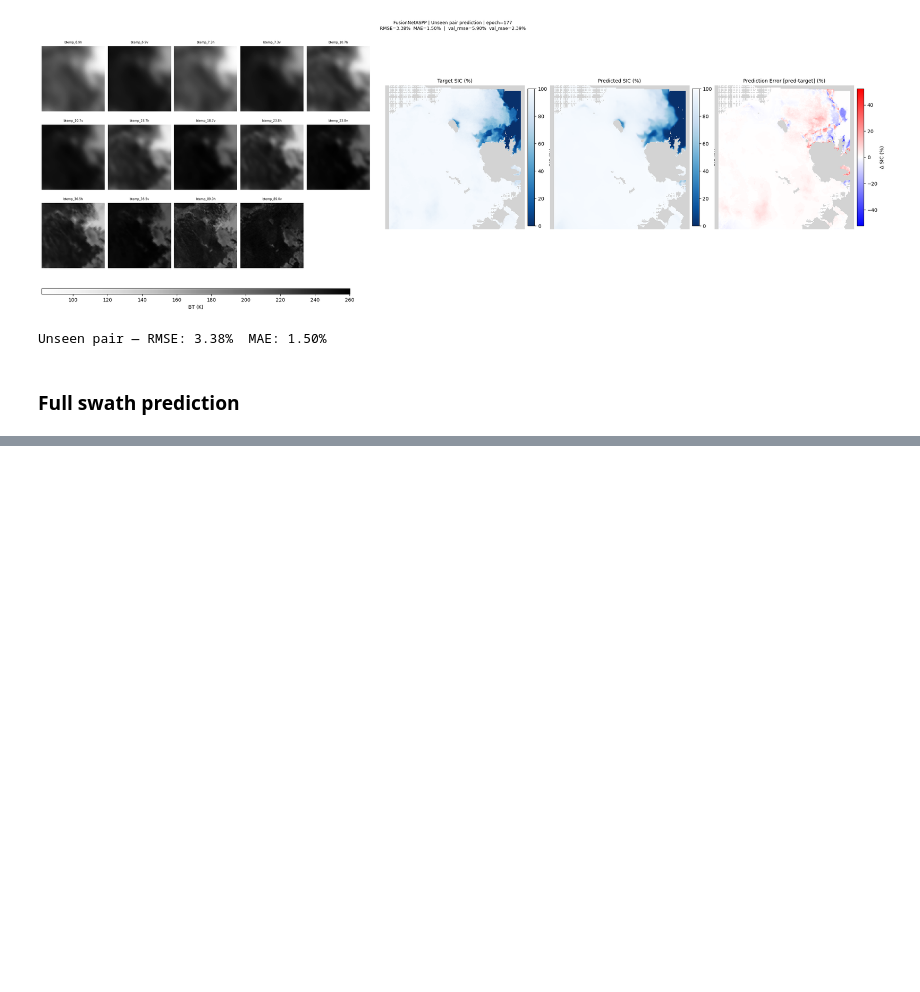
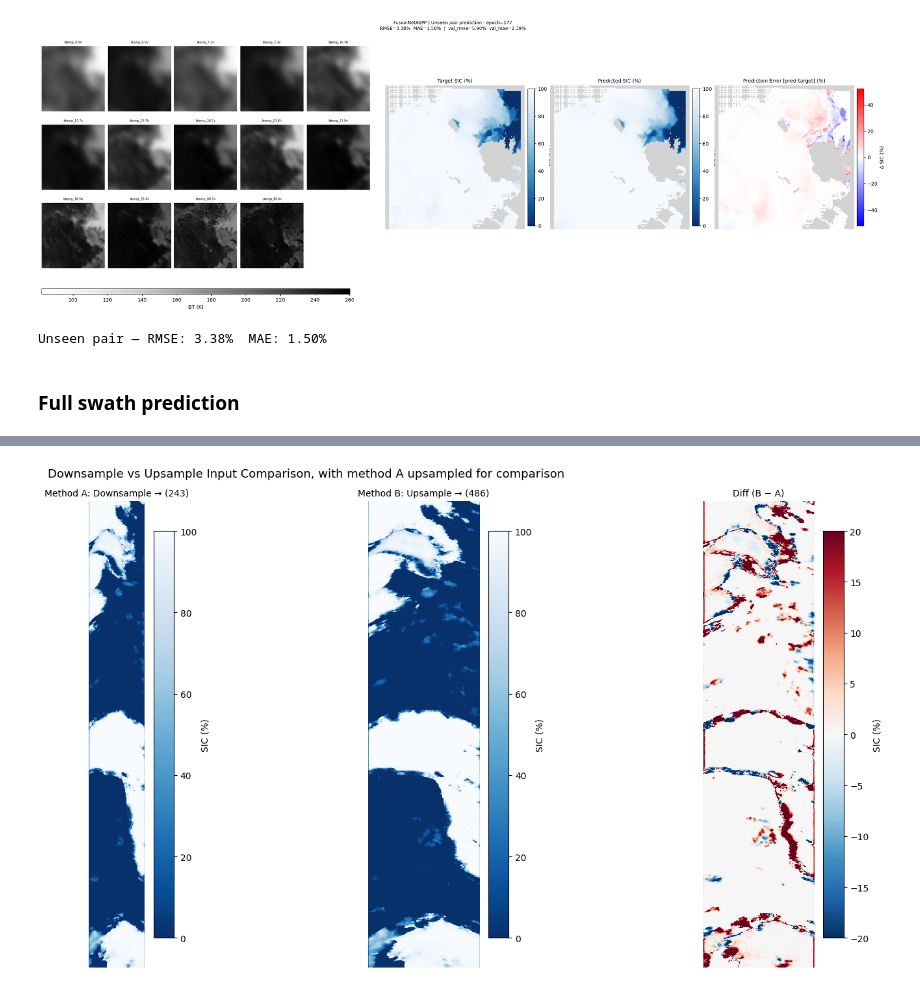
Before and after one commit to NinnaL/Master-thesis---Super-resolution-sea-ice-concentration-using-generative-AI, a Jupyter notebook: Code/test.ipynb, the cells around one changed output, grey strips where cells are left out. Cells and saved outputs as stored; diff of their text form; code cells hidden in the pictures; blank space fills up the shorter version.

```diff
--- a/Code/test.ipynb
+++ b/Code/test.ipynb
@@ -285,5 +363,5 @@ Prediction shape: (2035, 243)  min=0.0  max=100.0
 # %%
-with xr.open_dataset(AMSR2_PATH, engine='h5netcdf') as ds:
-    print('Variables and shapes:')
-    for v in ds.data_vars:
-        print(f'  {v}: {ds[v].shape}  dims={ds[v].dims}')
+# with xr.open_dataset(AMSR2_PATH, engine='h5netcdf') as ds:
+#     print('Variables and shapes:')
+#     for v in ds.data_vars:
+#         print(f'  {v}: {ds[v].shape}  dims={ds[v].dims}')
@@ -307,0 +533,29 @@ Variables and shapes:
+# %%
+pred_A_up = F.interpolate(
+    torch.from_numpy(pred_A)[None, None],
+    size=(high_h, high_w),
+    mode='bicubic',
+    align_corners=False
+).numpy()[0, 0]
+pred_A_up = np.clip(pred_A_up, 0, 100)
+
+fig, axes = plt.subplots(1, 3, figsize=(18, 8))
+
+diff = pred_B - pred_A_up
+datasets = [pred_A, pred_B, diff]
+titles   = ['Method A: Downsample → (243)', 'Method B: Upsample → (486)', 'Diff (B − A)']
+cmaps    = [cmap_sic, cmap_sic, 'RdBu_r']
+vmins    = [0,   0,  -20]
+vmaxs    = [100, 100, 20]
+
+for ax, data, title, cmap, vmin, vmax in zip(axes, datasets, titles, cmaps, vmins, vmaxs):
+    im = ax.imshow(data, cmap=cmap, vmin=vmin, vmax=vmax, interpolation='nearest')
+    ax.set_title(title, fontsize=10)
+    ax.axis('off')
+    plt.colorbar(im, ax=ax, fraction=0.046, pad=0.02, label='SIC (%)')
+
+plt.suptitle('Downsample vs Upsample Input Comparison, with method A upsampled for comparison', fontsize=13)
+plt.tight_layout()
+plt.show()
+# %% [output]
+[figure, added]
```
Also changed, not shown: parts of 9 cells of this notebook, 11 other files.
